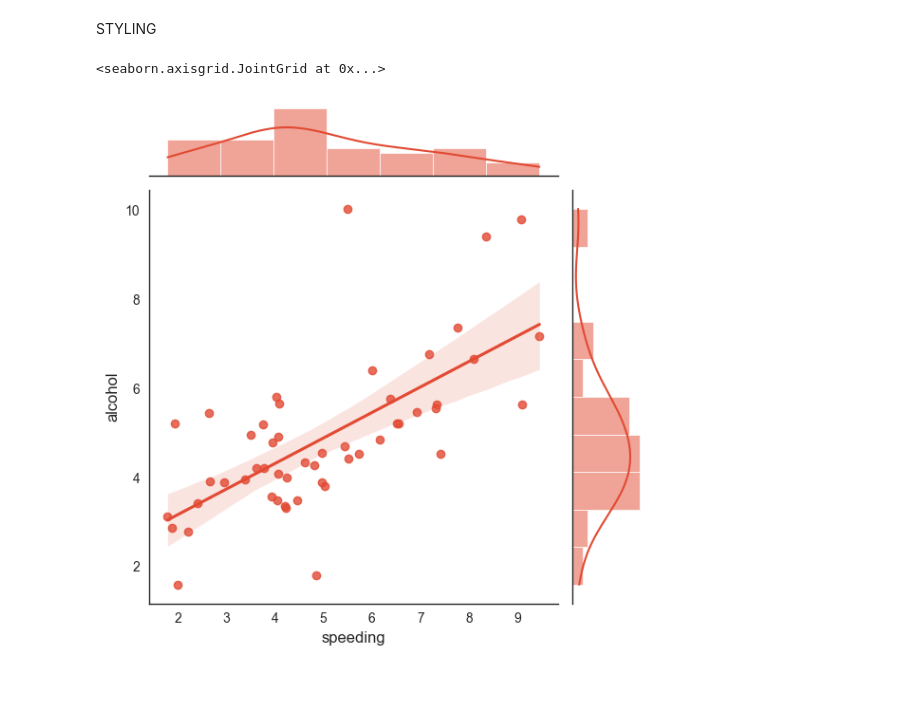
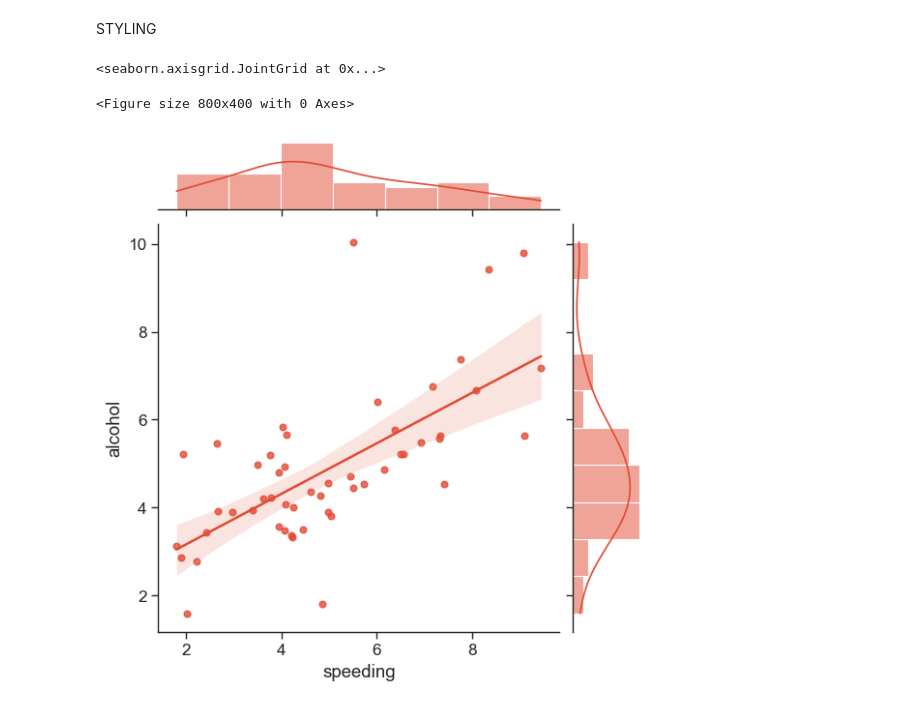
Before and after one commit to jethcherry/Machine-learning, a Jupyter notebook: seaborn.ipynb, the cells around one changed output. Saved outputs shown, nothing was run; the diff lists cells and outputs as text; code cells hidden in the pictures.

```diff
--- a/seabon.ipynb
+++ b/seaborn.ipynb
@@ -118,8 +143,12 @@ sns.rugplot(tips_df["tip"])
 # %% [markdown]
 STYLING
 # %%
-sns.set_style("white")
+sns.set_style("ticks")
+plt.figure(figsize=(8,4))
+sns.set_context("paper",font_scale=1.4)
+sns.despine(left="False")
 sns.jointplot(x = "speeding",y="alcohol",data= crash_df,kind = "reg")
 # %% [output]
 <seaborn.axisgrid.JointGrid at 0x...>
+<Figure size 800x400 with 0 Axes>
-[figure, old version]
+[figure, new version]
```
Also changed, not shown: parts of 17 cells of this notebook, 1 other file.
